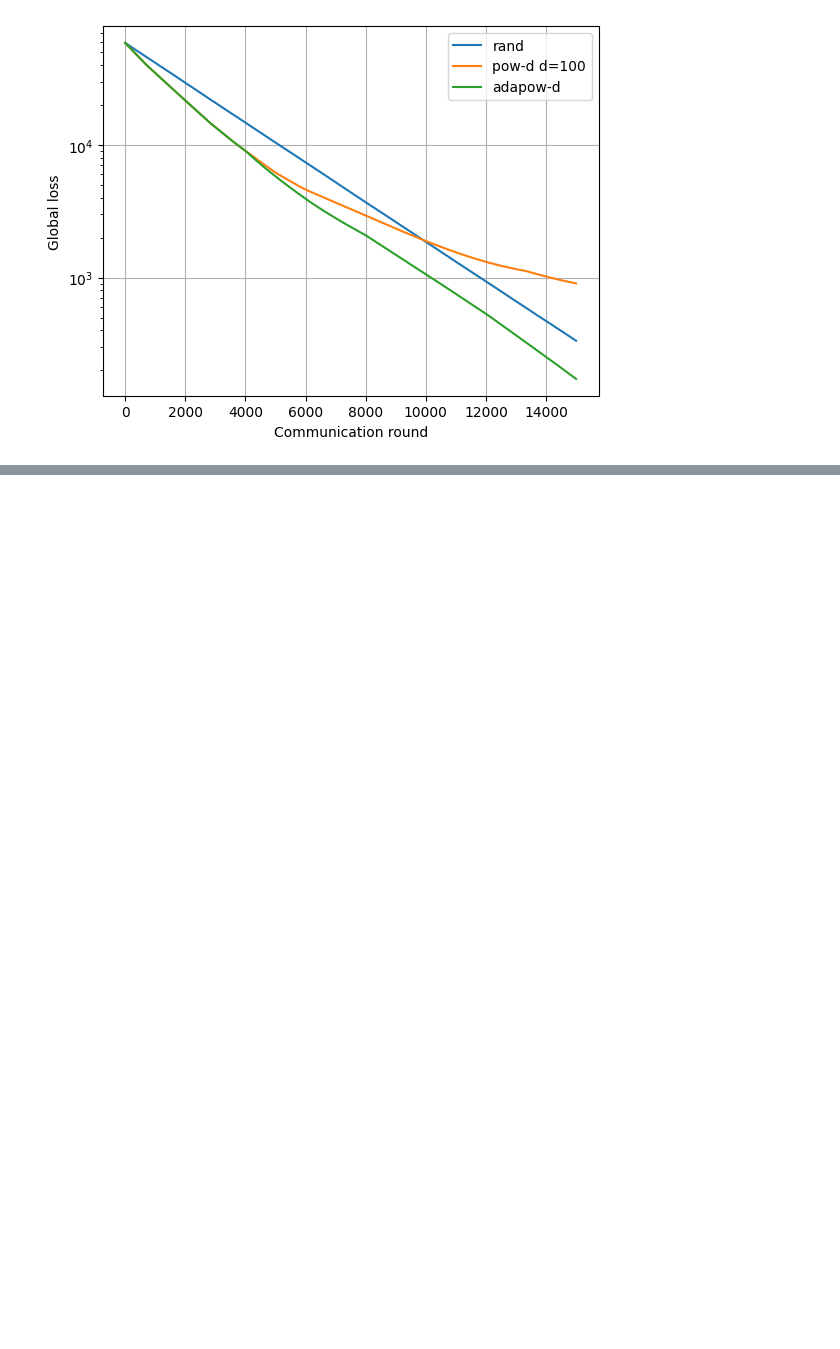
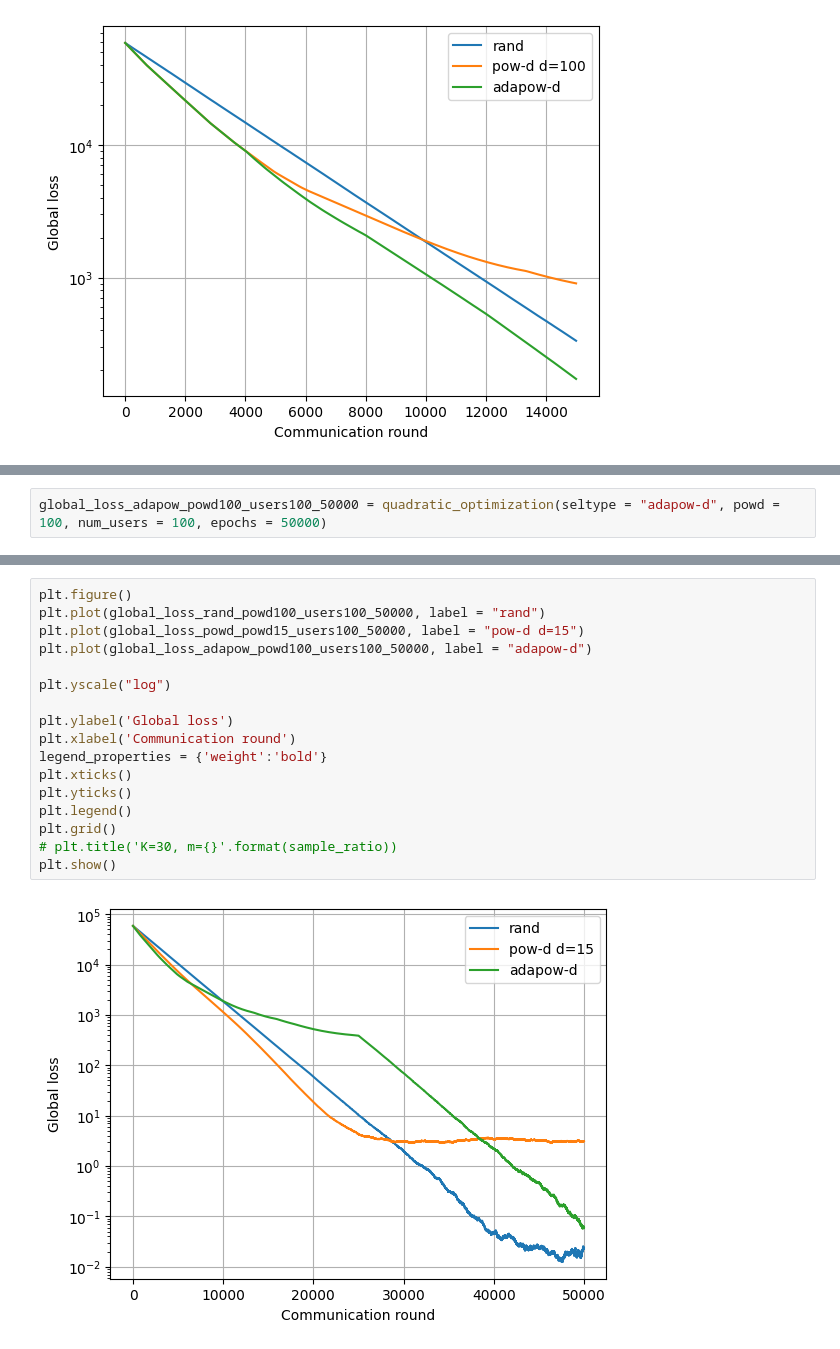
Before and after one commit to peng-ju/Power-of-Choice, a Jupyter notebook: quadratic_optimization/quadratic_sim.ipynb, the cells around one changed output, grey strips where cells are left out. Cells and saved outputs as stored; diff of their text form; blank space fills up the shorter version.

```diff
--- a/quadratic_optimization/quadratic_sim.ipynb
+++ b/quadratic_optimization/quadratic_sim.ipynb
@@ -501,0 +520,2 @@ plt.show()
+# %%
+global_loss_adapow_powd100_users100_50000 = quadratic_optimization(seltype = "adapow-d", powd = 100, num_users = 100, epochs = 50000)
@@ -501,0 +541,19 @@ plt.show()
+# %%
+plt.figure()
+plt.plot(global_loss_rand_powd100_users100_50000, label = "rand")
+plt.plot(global_loss_powd_powd15_users100_50000, label = "pow-d d=15")
+plt.plot(global_loss_adapow_powd100_users100_50000, label = "adapow-d")
+
+plt.yscale("log")
+
+plt.ylabel('Global loss')
+plt.xlabel('Communication round')
+legend_properties = {'weight':'bold'}
+plt.xticks()
+plt.yticks()
+plt.legend()
+plt.grid()
+# plt.title('K=30, m={}'.format(sample_ratio))
+plt.show()
+# %% [output]
+[figure, added]
```
Also changed, not shown: parts of 12 cells of this notebook, 3 other files.
